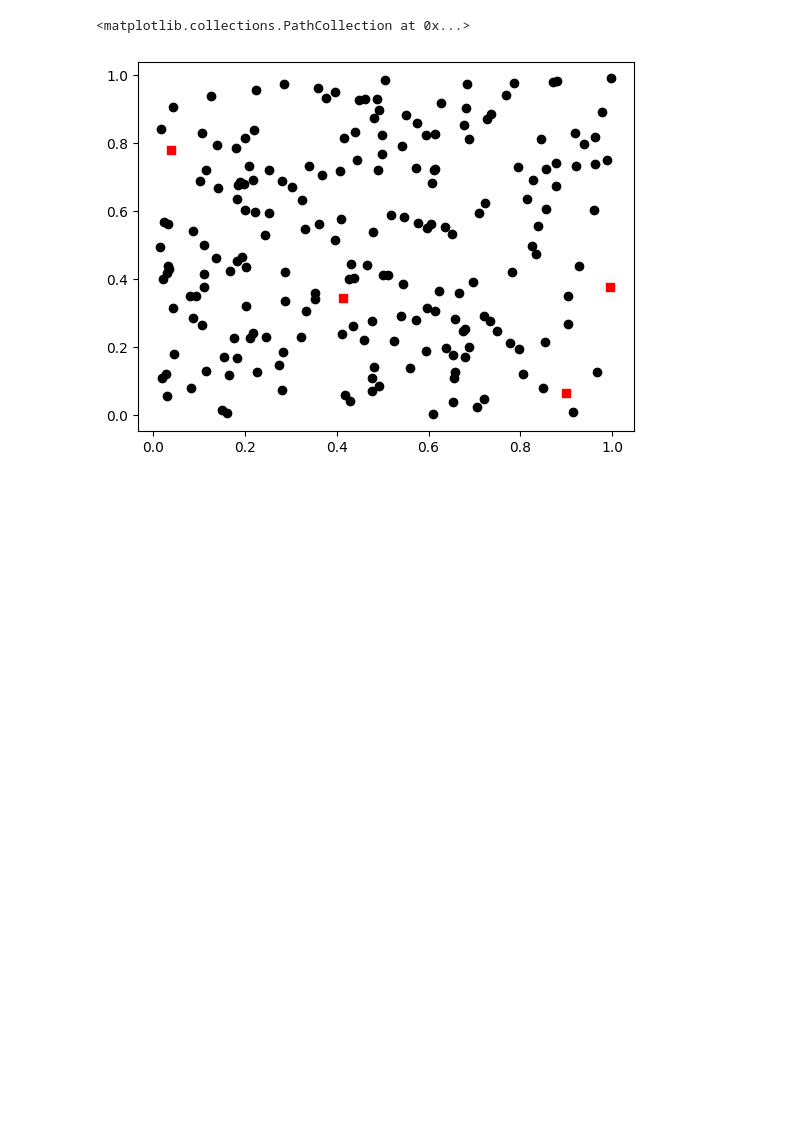
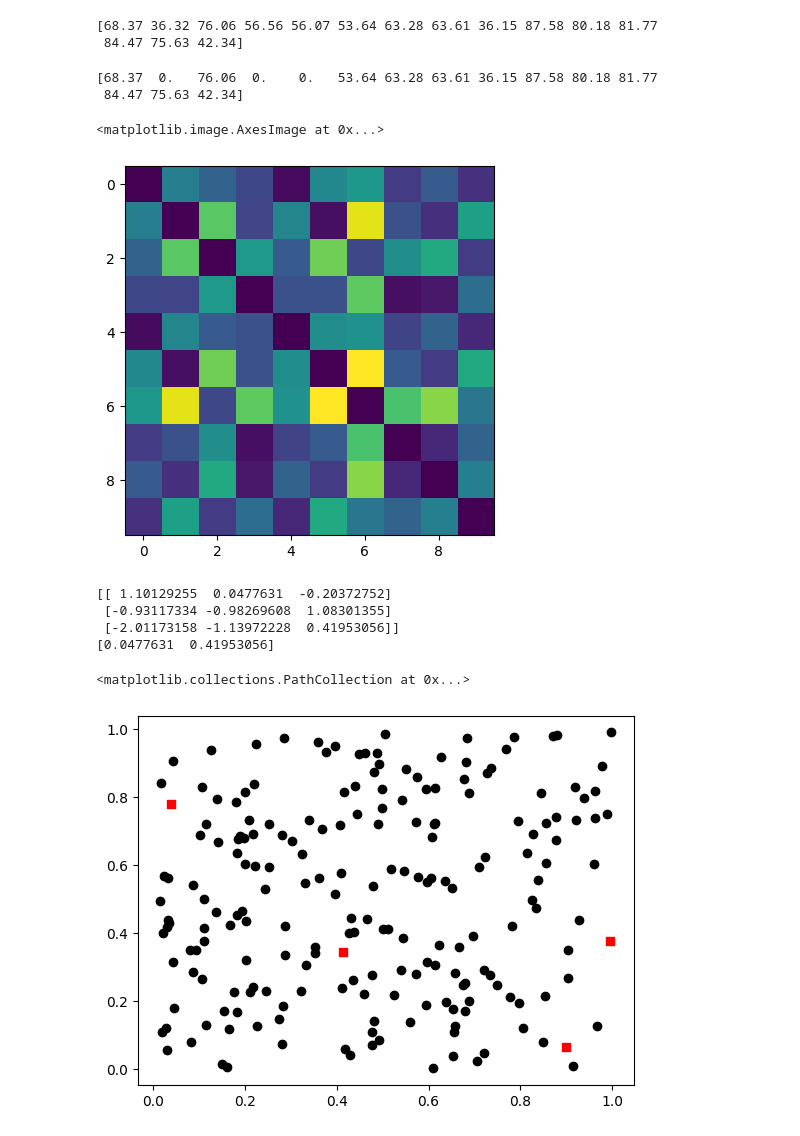
Before and after one commit to aashwinmishra/Attention2Align, a Jupyter notebook: notebooks/02_NP.ipynb, the cells around one changed output. Cells and saved outputs as stored; diff of their text form; code cells hidden in the pictures; blank space fills up the shorter version.

```diff
--- a/notebooks/02_NP.ipynb
+++ b/notebooks/02_NP.ipynb
@@ -4,3 +237,39 @@ import matplotlib.pyplot as plt
+# %%
+generator = np.random.default_rng(80085)
+scores = np.round(generator.uniform(high=100.0, low=30.0, size=15), 2)
+print(scores)
+# %% [output]
+[68.37 36.32 76.06 56.56 56.07 53.64 63.28 63.61 36.15 87.58 80.18 81.77
+ 84.47 75.63 42.34]
+# %%
+mask = scores < 60.0
+scores[np.nonzero(mask)[0][:3]] = 0
+print(scores)
+# %% [output]
+[68.37  0.   76.06  0.    0.   53.64 63.28 63.61 36.15 87.58 80.18 81.77
+ 84.47 75.63 42.34]
+# %%
+scores = np.random.randn(10)
+diff = np.abs(scores[:, None] - scores)
+plt.imshow(diff)
+# %% [output]
+<matplotlib.image.AxesImage at 0x...>
+[figure, added]
+# %%
+foo = np.random.randn(3,3)
+print(foo)
+# mask = foo < 0
+# foo[mask] = 0.0
+# print(foo)
+# index_x = np.array([True, False, True])
+# index_y = np.array([False, False, True])
+# foo[index_x, index_y]
+print(foo[(foo > 0) & (foo < 1)])
+# %% [output]
+[[ 1.10129255  0.0477631  -0.20372752]
+ [-0.93117334 -0.98269608  1.08301355]
+ [-2.01173158 -1.13972228  0.41953056]]
+[0.0477631  0.41953056]
 # %%
 points = np.random.rand(200,2) # 10 points in 2D space
 centers = np.random.rand(4,2) # 2 points in 2D space
```
Also changed, not shown: parts of 18 cells of this notebook.
